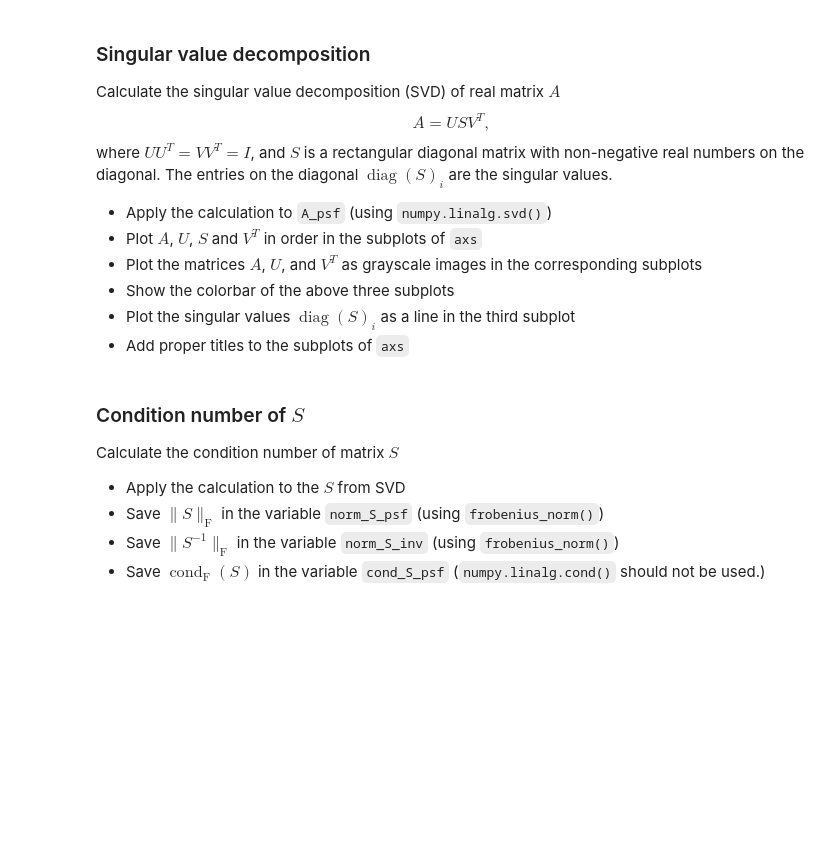
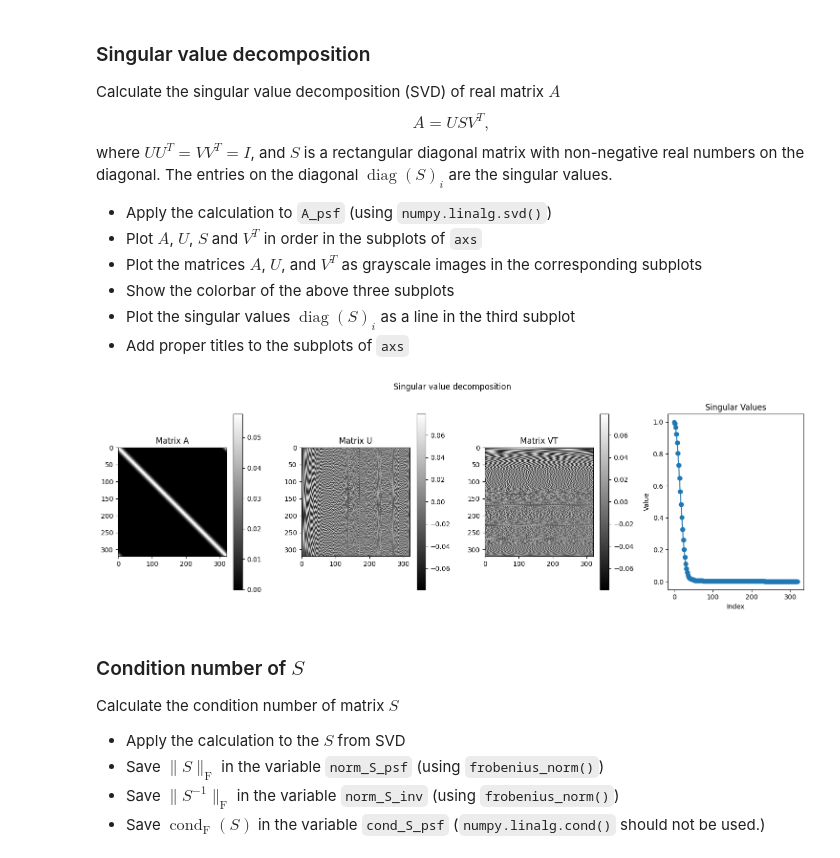
Before and after one commit to markorn-01/Inverse_problem_exercises, a Jupyter notebook: IP_Exercises_s04/IP_Exercises_s04.ipynb, the cells around one changed output. Saved outputs shown, nothing was run; the diff lists cells and outputs as text; code cells hidden in the pictures; blank space fills up the shorter version.

```diff
--- a/IP_Exercises_s04/IP_Exercises_s04.ipynb
+++ b/IP_Exercises_s04/IP_Exercises_s04.ipynb
@@ -103,11 +111,38 @@ where $UU^T = VV^T = I$, and $S$ is a rectangular diagonal matrix with non-negat
 * Plot the singular values $\operatorname{diag}(S)_i$ as a line in the third subplot
 * Add proper titles to the subplots of `axs`
 # %%
+U, S, VT = LA.svd(A_psf)
+S_matrix = np.diag(S)
 fig, axs = plt.subplots(1, 4, figsize=(15, 5))
 fig.suptitle('Singular value decomposition')
 
-# YOUR CODE HERE
-raise NotImplementedError()
+# Plot A
+im1 = axs[0].imshow(A_psf, cmap='gray')
+axs[0].set_title('Matrix A')
+fig.colorbar(im1, ax=axs[0])
+
+# Plot U
+im2 = axs[1].imshow(U, cmap='gray')
+axs[1].set_title('Matrix U')
+fig.colorbar(im2, ax=axs[1])
+
+# Plot VT
+im3 = axs[2].imshow(VT, cmap='gray')
+axs[2].set_title('Matrix VT')
+fig.colorbar(im3, ax=axs[2])
+
+# Plot singular values
+axs[3].plot(S, marker='o')
+axs[3].set_title('Singular Values')
+axs[3].set_ylabel('Value')
+axs[3].set_xlabel('Index')
+
+# Adjust layout
+plt.tight_layout()
+plt.subplots_adjust(top=0.85)  # Adjust for the suptitle
+plt.show()
+# %% [output]
+[figure, added]
 # %%
 # This cell contains hidden tests.
 # %% [markdown]
```
Also changed, not shown: parts of 11 cells of this notebook.
